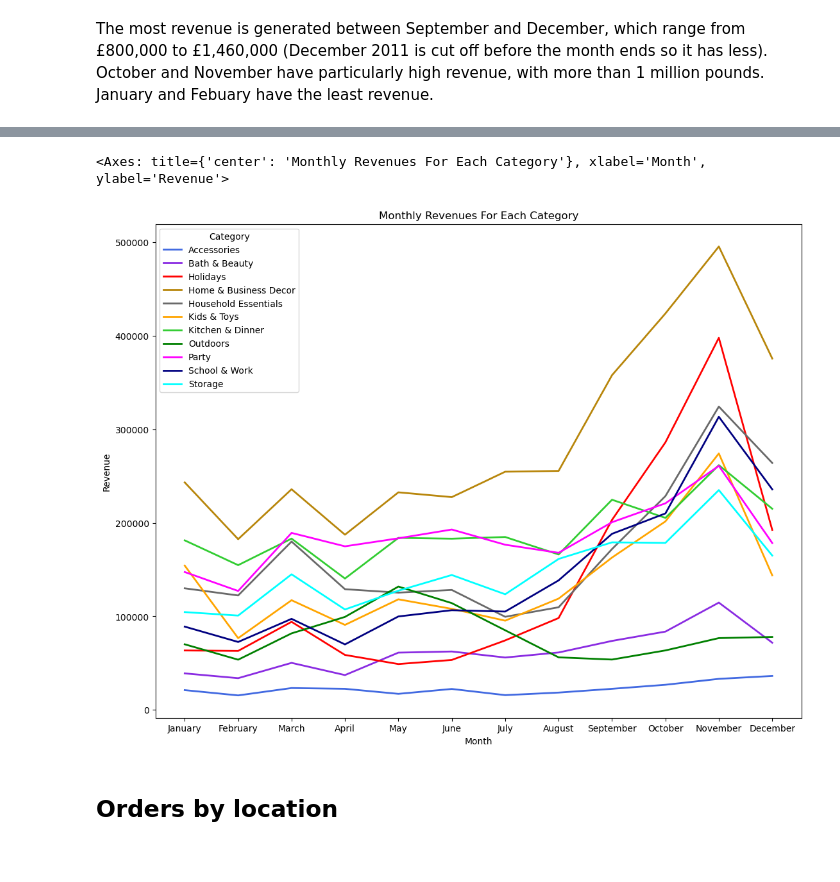
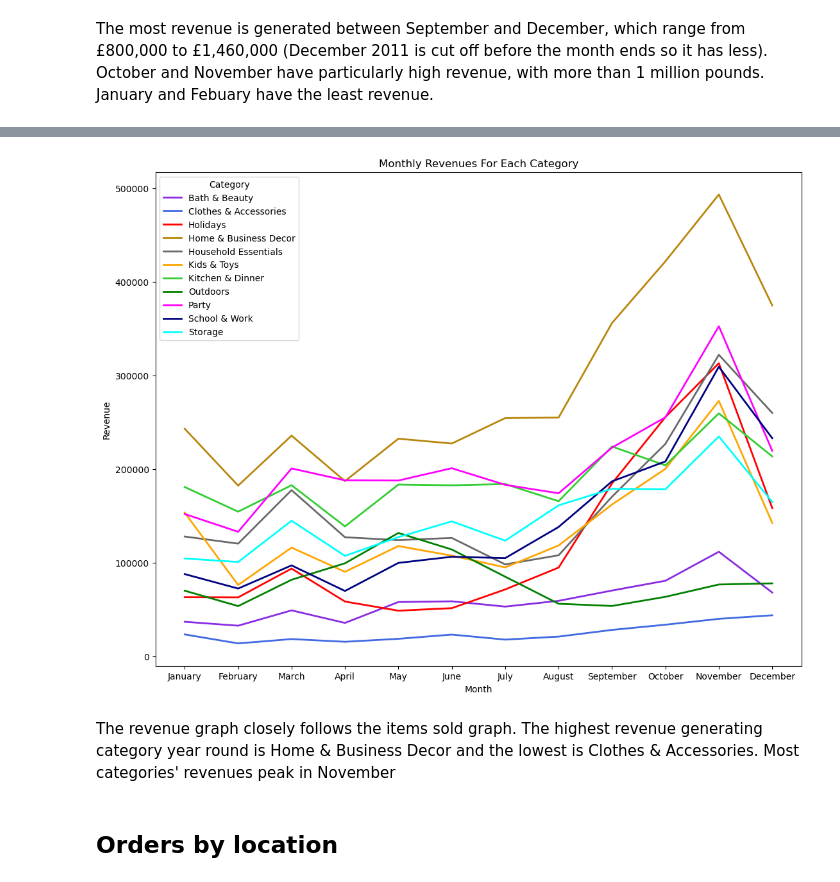
Before and after one commit to takiatah/online-retail-data-sales-analysis, a Jupyter notebook: E-Commerce Sales Analysis.ipynb, the cells around one changed output, grey strips where cells are left out. Saved outputs shown, nothing was run; the diff lists cells and outputs as text; code cells hidden in the pictures.

```diff
--- a/E-Commerce Sales Analysis.ipynb
+++ b/E-Commerce Sales Analysis.ipynb
@@ -306,7 +306,7 @@ category_keywords = {
         "BIRDHOUSE", "PAIL", "HERB"
     ],
     "Party": [
-        "PARTY", "BALLOON", "BIRTHDAY", "CELEBRATION", "CAKE", "STREAMER", "CONFETTI", "INVIT", "RIBBON", "BUNTING"
+        "PARTY", "BALLOON", "BIRTHDAY", "CELEBRATION", "CAKE", "STREAMER", "CONFETTI", "INVIT", "RIBBON", "BUNTING", "PAPER CHAIN"
     ],
     "Holidays": [
         "CHRISTMAS", "XMAS", "SANTA", "REINDEER", "SNOW", "ORNAMENT", "CARD", "WREATH", "GIFT", "WRAP", "GARLAND",
@@ -315,11 +315,12 @@ category_keywords = {
     "Bath & Beauty": [
         "BEAUTY", "COSMETIC", "MAKEUP", "LIP", "NAIL", "MASCARA", "EYE", "LASH", "FACE", "CREAM", "LOTION", "MOISTUR", "PERFUME", "HAIR",
         "FRAGRANCE", "SCENT", "POWDER","BLUSH", "BRUSH", "VANITY", "CONCEALER", "FOUNDATION", "PRIMER", "PALETTE", "LINER", "GLOSS", "SERUM",
-        "SHAMPOO", "CONDITIONER", "SCRUB", "LOOFA", "SOAP", "OIL", "COMB", "BRUSH", "JEWELLERY", "TOOTH", "BALM"
+        "SHAMPOO", "CONDITIONER", "SCRUB", "LOOFA", "SOAP", "OIL", "COMB", "BRUSH", "TOOTH", "BALM"
     ],
-    "Accessories": [
+    "Clothes & Accessories": [
         "NECKLACE", "BRACELET", "EARRING", "JEWELRY", " HAT", "PURSE", "SOMBRERO", "CHAIN", "CHARM", " RING", "BROOCH", "LANYARD", " PIN ",
-        "PENDANT", "WATCH", "BADGE", " BEAD", "CLIP", "HEADPHONES"
+        "PENDANT", "WATCH", "BADGE", " BEAD", "CLIP", "HEADPHONES", "SHIRT", "PANTS", "DRESS", "SHORTS", "SKIRT", "MAXI", " TIE ", " BOW ",
+        "SOCKS", "SHOES", "BOOTS", "JACKET", "SWEATER", "CARDIGAN", "VEST", "JEWELLERY", "SCARF", "GLOVES", "SUNGLASSES"
     ],
     "School & Work": [
         "LUNCH", "BACKPACK", "PENCIL", " PEN", "BOOK", "SCISSOR", "GLUE", "STAPLE", "NOTE", " BOARD", "CRAYON", "MARKER", "BOTTLE",
@@ -906,28 +921,30 @@ monthly_categories_revenue
 # %%
 # Plot monthly revenues for each category
 
-plt.figure(figsize=(13,10))
+fig = plt.figure(figsize=(13,10))
 category_colors = {
-    "Accessories": "RoyalBlue",
+    "Clothes & Accessories": "RoyalBlue",
     "Bath & Beauty": "BlueViolet",
     "Holidays": "Red",
     "Home & Business Decor": "DarkGoldenRod",
     "Household Essentials": "DimGray",
     "Kids & Toys": "Orange",
     "Kitchen & Dinner": "LimeGreen",
     "Outdoors": "Green",
     "Party": "Fuchsia",
     "School & Work": "Navy",
     "Storage": "Aqua"
 }
 
 plt.title("Monthly Revenues For Each Category")
 plt.xlabel("Month")
 plt.ylabel("Revenue")
 
 sns.lineplot(data=monthly_categories_revenue.drop(columns=["Other"]), palette=category_colors, dashes=False,  linewidth=2)
+fig.savefig("./visualizations/monthly_category_revenue.png")
 # %% [output]
-<Axes: title={'center': 'Monthly Revenues For Each Category'}, xlabel='Month', ylabel='Revenue'>
-[figure, old version]
+[figure, new version]
+# %% [markdown]
+The revenue graph closely follows the items sold graph. The highest revenue generating category year round is Home & Business Decor and the lowest is Clothes & Accessories. Most categories' revenues peak in November
 # %% [markdown]
 ## Orders by location
```
Also changed, not shown: parts of 23 cells of this notebook, 7 other files.
